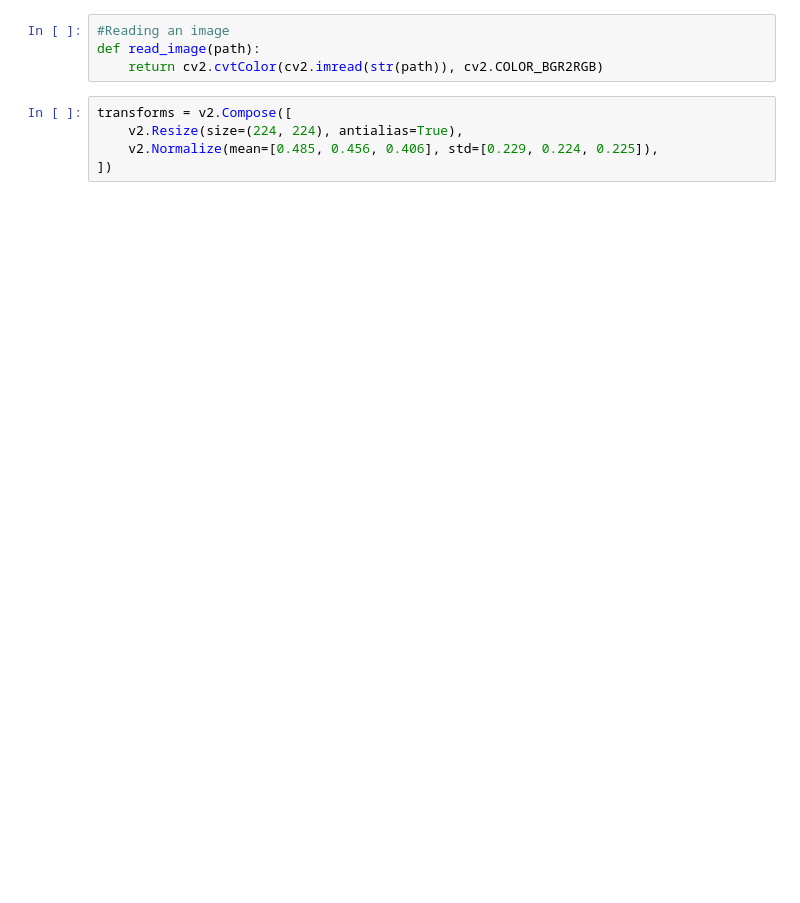
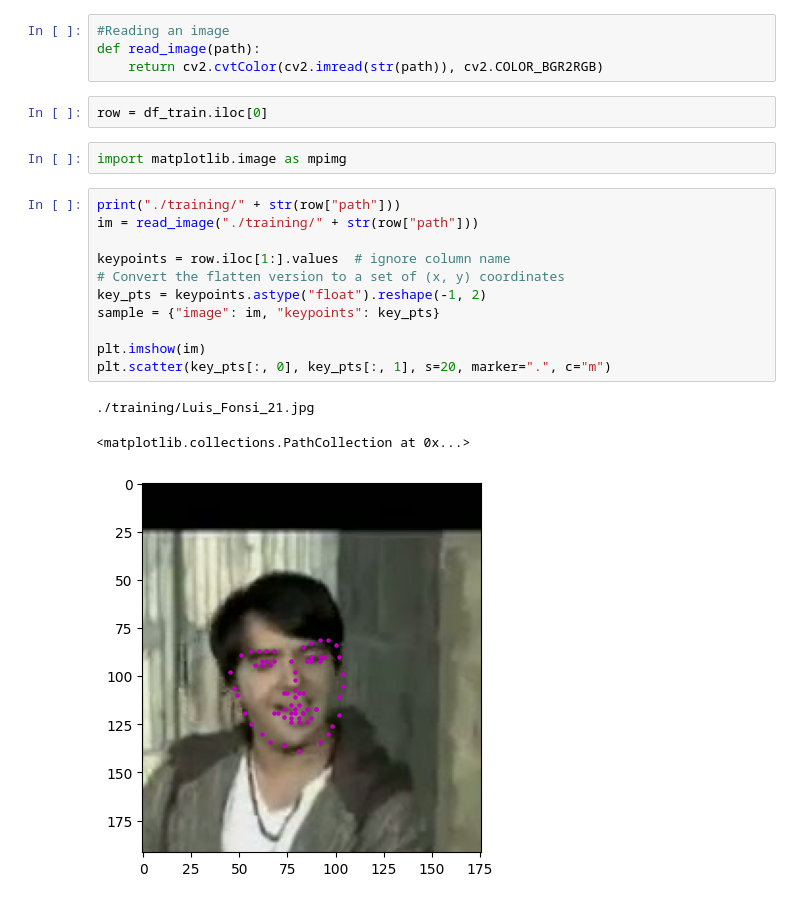
Before and after one commit to master-mbzuai/CV701, a Jupyter notebook: 04/data/transform.ipynb, the cells around one changed output. Saved outputs shown, nothing was run; the diff lists cells and outputs as text; blank space fills up the shorter version.

```diff
--- a/04/data/transform.ipynb
+++ b/04/data/transform.ipynb
@@ -51,8 +57,22 @@ from torchvision.transforms import v2
 #Reading an image
 def read_image(path):
     return cv2.cvtColor(cv2.imread(str(path)), cv2.COLOR_BGR2RGB)
-# %%
-transforms = v2.Compose([
-    v2.Resize(size=(224, 224), antialias=True),
-    v2.Normalize(mean=[0.485, 0.456, 0.406], std=[0.229, 0.224, 0.225]),
-])
+# %%
+row = df_train.iloc[0]
+# %%
+import matplotlib.image as mpimg
+# %%
+print("./training/" + str(row["path"]))
+im = read_image("./training/" + str(row["path"]))
+
+keypoints = row.iloc[1:].values  # ignore column name
+# Convert the flatten version to a set of (x, y) coordinates
+key_pts = keypoints.astype("float").reshape(-1, 2)
+sample = {"image": im, "keypoints": key_pts}
+
+plt.imshow(im)
+plt.scatter(key_pts[:, 0], key_pts[:, 1], s=20, marker=".", c="m")
+# %% [output]
+./training/Luis_Fonsi_21.jpg
+<matplotlib.collections.PathCollection at 0x...>
+[figure, added]
```
Also changed, not shown: parts of 13 cells of this notebook, 13 other files.
